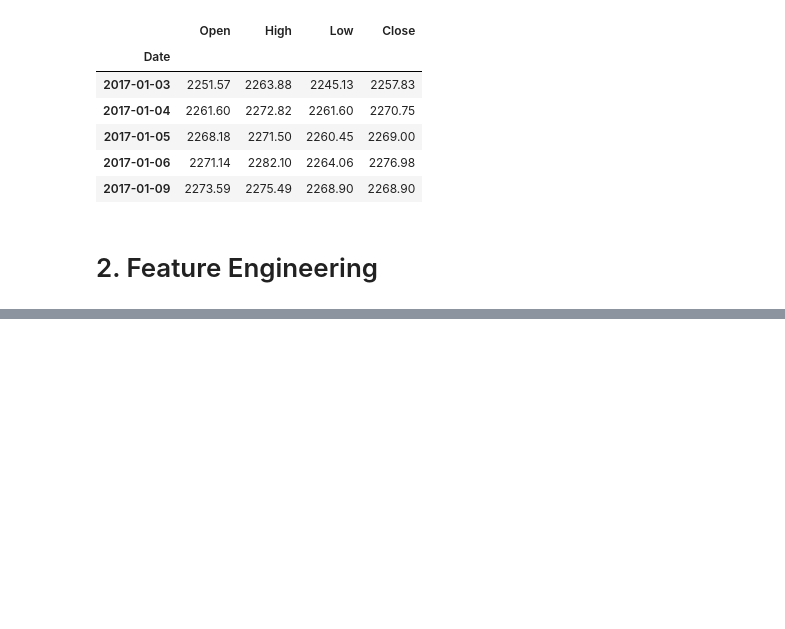
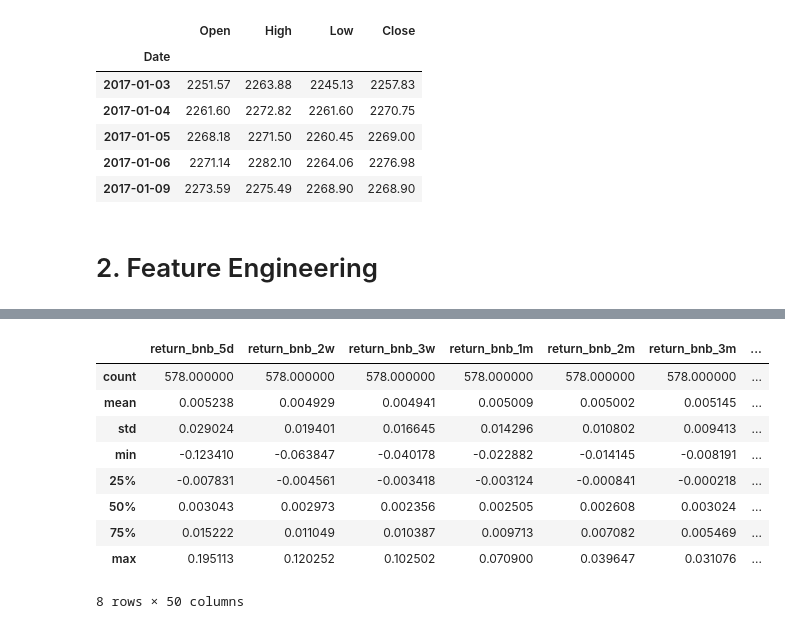
Before and after one commit to DSEI21000-S21/Final-Project-on-large-cap-crypto-trading-with-macroeconomical-variables, a Jupyter notebook: final project-crypto.ipynb, the cells around one changed output, grey strips where cells are left out. Saved outputs shown, nothing was run; the diff lists cells and outputs as text; code cells hidden in the pictures; blank space fills up the shorter version.

```diff
--- a/final project-crypto.ipynb
+++ b/final project-crypto.ipynb
@@ -587,0 +592,8 @@ lags = {
+# %%
+df_returns=pd.DataFrame()
+calculate_returns(df_returns, df_bnb, "bnb")
+calculate_returns(df_returns, df_btc, "btc")
+calculate_returns(df_returns, df_eth, "eth")
+calculate_returns(df_returns, df_usdc, "usdc")
+calculate_returns(df_returns, df_usdt, "usdt")
+df_returns = df_returns.dropna()
@@ -587,0 +611,13 @@ lags = {
+# %%
+df_returns.describe()
+# %% [output]
+|  | return_bnb_5d | return_bnb_2w | return_bnb_3w | return_bnb_1m | return_bnb_2m | return_bnb_3m | ... |
+| count | 578.000000 | 578.000000 | 578.000000 | 578.000000 | 578.000000 | 578.000000 | ... |
+| mean | 0.005238 | 0.004929 | 0.004941 | 0.005009 | 0.005002 | 0.005145 | ... |
+| std | 0.029024 | 0.019401 | 0.016645 | 0.014296 | 0.010802 | 0.009413 | ... |
+| min | -0.123410 | -0.063847 | -0.040178 | -0.022882 | -0.014145 | -0.008191 | ... |
+| 25% | -0.007831 | -0.004561 | -0.003418 | -0.003124 | -0.000841 | -0.000218 | ... |
+| 50% | 0.003043 | 0.002973 | 0.002356 | 0.002505 | 0.002608 | 0.003024 | ... |
+| 75% | 0.015222 | 0.011049 | 0.010387 | 0.009713 | 0.007082 | 0.005469 | ... |
+| max | 0.195113 | 0.120252 | 0.102502 | 0.070900 | 0.039647 | 0.031076 | ... |
+8 rows × 50 columns
```
Also changed, not shown: parts of 2 cells of this notebook.
